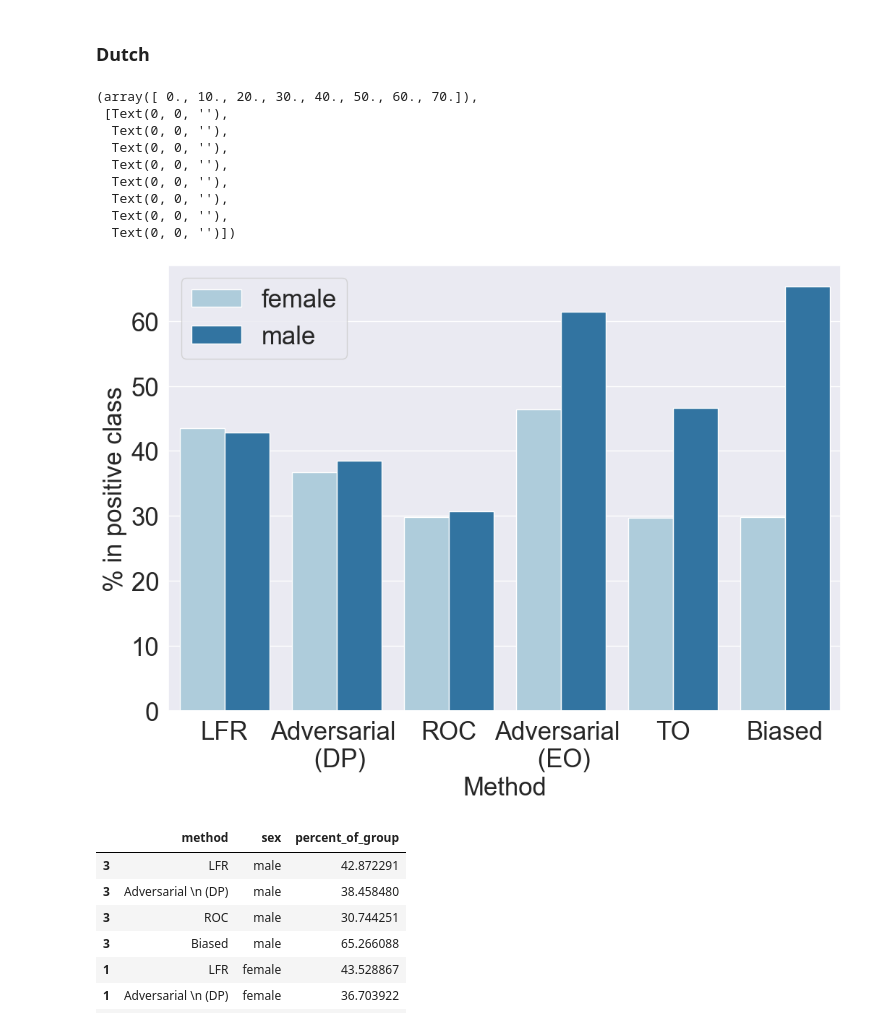
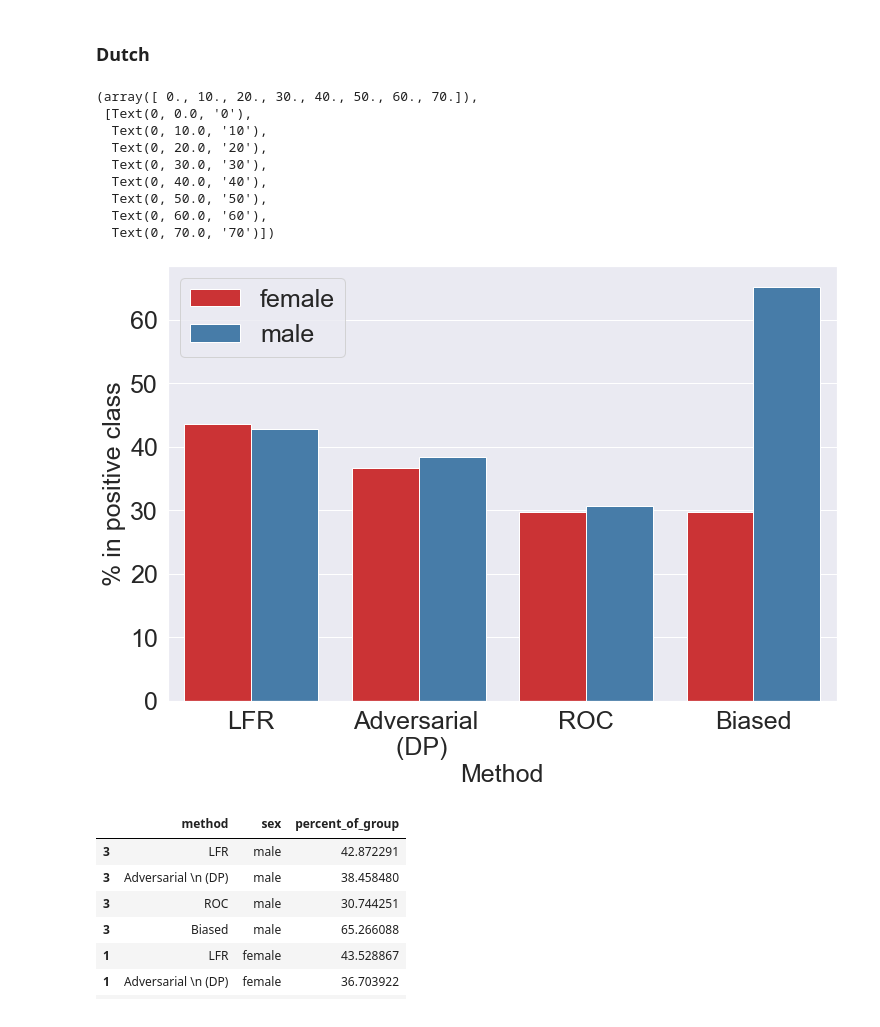
Before and after one commit to axa-rev-research/comparing-fairML-strategies, a Jupyter notebook: notebooks/analyses.ipynb, the cells around one changed output. Saved outputs shown, nothing was run; the diff lists cells and outputs as text; code cells hidden in the pictures.

```diff
--- a/notebooks/analyses.ipynb
+++ b/notebooks/analyses.ipynb
@@ -810,8 +684,6 @@ compas_biased = compas.groupby(['race', 'biased_pred']).count()[['target']].assi
                                                                         len(compas[compas.race=='White']),
                                                                         len(compas[compas.race=='White'])])
 compas_biased = compas_biased.assign(percent_of_group = compas_biased.target.values / compas_biased.card_group.values * 100)[['percent_of_group']].reset_index().assign(method = 'Biased')
-# %%
-sns.set_palette('Paired')
 # %%
 fpr_male_adveq, tpr_male_adveq = metrics.confusion_matrix(compas[compas.race=='White'].target,
                                               compas[compas.race=='White'].adveq_pred,
@@ -993,43 +875,41 @@ dutch_biased = dutch.groupby(['sex', 'biased_pred']).count()[['target']].assign(
                                                                         len(dutch[dutch.sex=='male']),
                                                                         len(dutch[dutch.sex=='male'])])
 dutch_biased = dutch_biased.assign(percent_of_group =  dutch_biased.target.values / dutch_biased.card_group.values * 100)[['percent_of_group']].reset_index().assign(method = 'Biased')
-# %%
-sns.set_palette('Paired')
 # %%
 plot_df = pd.concat([
     dutch_lfr[dutch_lfr.lfr_pred==1],
     dutch_adv[dutch_adv.adv_pred==1],
     dutch_roc[dutch_roc.roc_pred==1],
-    dutch_adveq[dutch_adveq.adveq_pred==1],
-    dutch_eq[dutch_eq.eq_pred==1],
+    #dutch_adveq[dutch_adveq.adveq_pred==1],
+    #dutch_eq[dutch_eq.eq_pred==1],
     dutch_biased[dutch_biased.biased_pred==1]
 ])
 
 fig, axs = plt.subplots(1,1,figsize=(12,8))
 
 sns.barplot(
     data=plot_df,
     x='method',
     y='percent_of_group',
     hue='sex'
 )
 
 axs.set_xlabel('Method', fontsize=25)
 axs.set_ylabel('% in positive class', fontsize=25)
 plt.legend(fontsize=25)
 plt.xticks(fontsize=25)
 plt.yticks(fontsize=25)
 # %% [output]
 (array([ 0., 10., 20., 30., 40., 50., 60., 70.]),
- [Text(0, 0, ''),
-  Text(0, 0, ''),
-  Text(0, 0, ''),
-  Text(0, 0, ''),
-  Text(0, 0, ''),
-  Text(0, 0, ''),
-  Text(0, 0, ''),
-  Text(0, 0, '')])
+ [Text(0, 0.0, '0'),
+  Text(0, 10.0, '10'),
+  Text(0, 20.0, '20'),
+  Text(0, 30.0, '30'),
+  Text(0, 40.0, '40'),
+  Text(0, 50.0, '50'),
+  Text(0, 60.0, '60'),
+  Text(0, 70.0, '70')])
-[figure, old version]
+[figure, new version]
 # %%
 plot_df[plot_df.method.isin(['LFR', 'Adversarial \n (DP)', 'ROC',
        'Biased'])][['method', 'sex', 'percent_of_group']].sort_values(['sex'], ascending=False)
```
Also changed, not shown: parts of 73 cells of this notebook, 2 other files.
